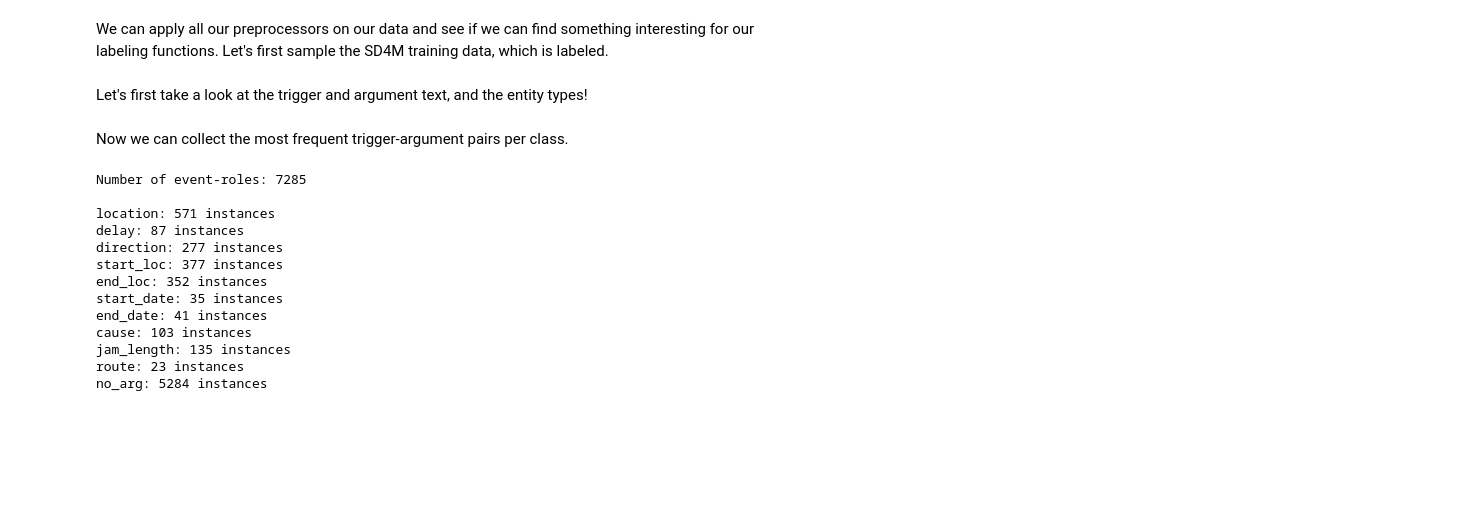
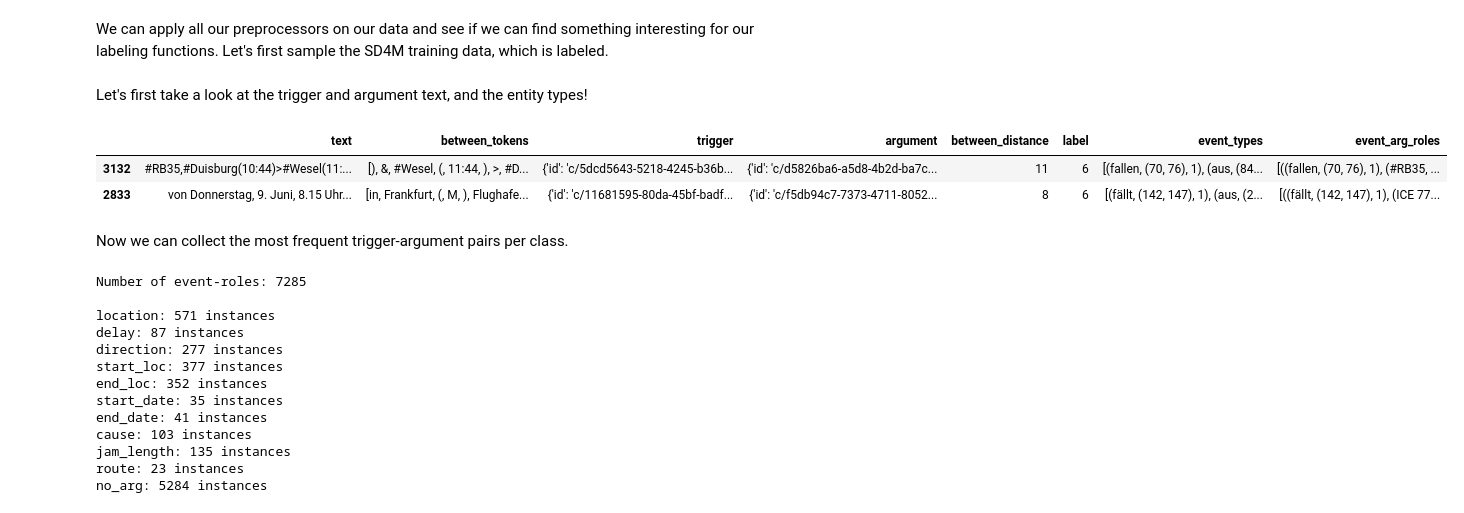
Before and after one commit to DFKI-NLP/wsee, a Jupyter notebook: notebooks/event_arg_role.ipynb, the cells around one changed output. Saved outputs shown, nothing was run; the diff lists cells and outputs as text; code cells hidden in the pictures; blank space fills up the shorter version.

```diff
--- a/notebooks/event_arg_role.ipynb
+++ b/notebooks/event_arg_role.ipynb
@@ -137,7 +114,11 @@ Let's first take a look at the trigger and argument text, and the entity types!
 import pandas as pd
 pd.set_option('display.max_colwidth', -1)
 # %%
-# explore.sample_data(labeled_sd4m_roles[labeled_sd4m_roles['label']==6], columns=['text', 'between_tokens', 'trigger', 'argument', 'between_distance', 'label', 'event_types', 'event_arg_roles'])
+explore.sample_data(labeled_sd4m_roles[labeled_sd4m_roles['label']==6], sample_size=2, columns=['text', 'between_tokens', 'trigger', 'argument', 'between_distance', 'label', 'event_types', 'event_arg_roles'])
+# %% [output]
+|  | text | between_tokens | trigger | argument | between_distance | label | event_types | event_arg_roles |
+| 3132 | #RB35,#Duisburg(10:44)>#Wesel(11:... | [), &, #Wesel, (, 11:44, ), >, #D... | {'id': 'c/5dcd5643-5218-4245-b36b... | {'id': 'c/d5826ba6-a5d8-4b2d-ba7c... | 11 | 6 | [(fallen, (70, 76), 1), (aus, (84... | [((fallen, (70, 76), 1), (#RB35, ... |
+| 2833 | von Donnerstag, 9. Juni, 8.15 Uhr... | [in, Frankfurt, (, M, ), Flughafe... | {'id': 'c/11681595-80da-45bf-badf... | {'id': 'c/f5db94c7-7373-4711-8052... | 8 | 6 | [(fällt, (142, 147), 1), (aus, (2... | [((fällt, (142, 147), 1), (ICE 77... |
 # %% [markdown]
 Now we can collect the most frequent trigger-argument pairs per class.
 # %%
```
Also changed, not shown: parts of 35 cells of this notebook, 4 other files.
